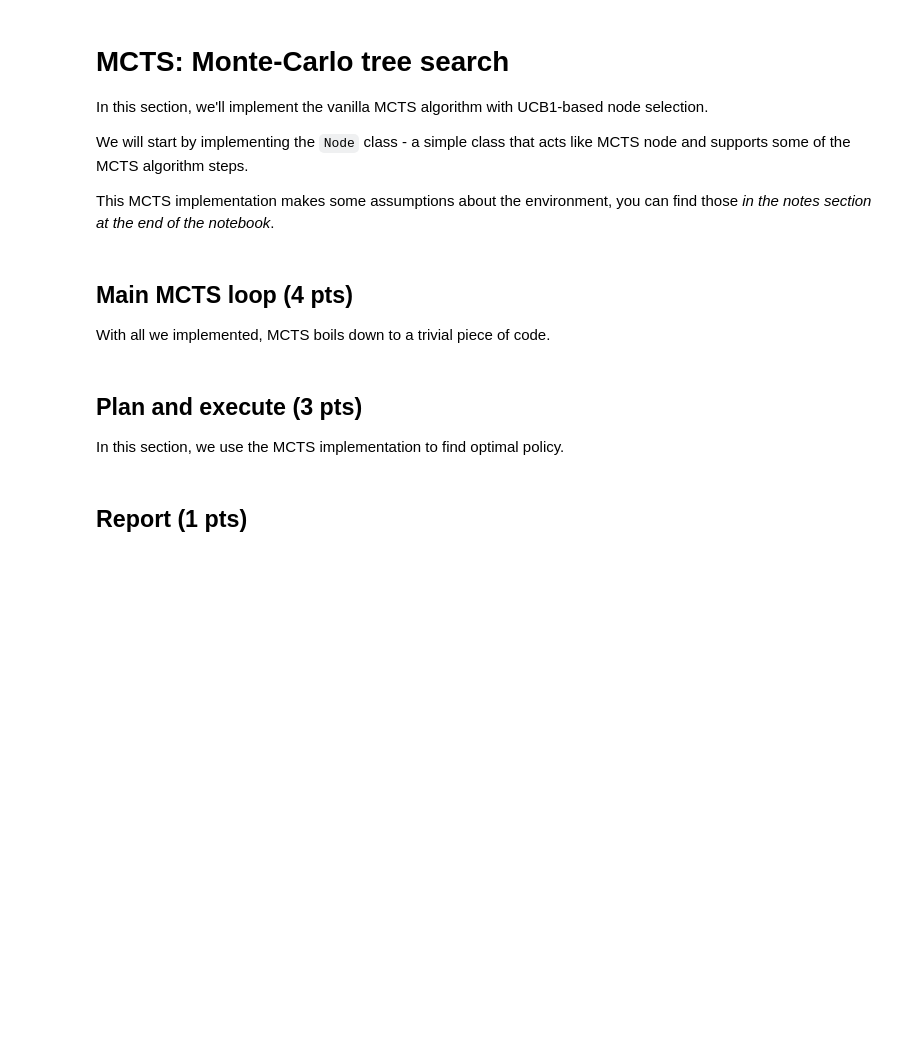
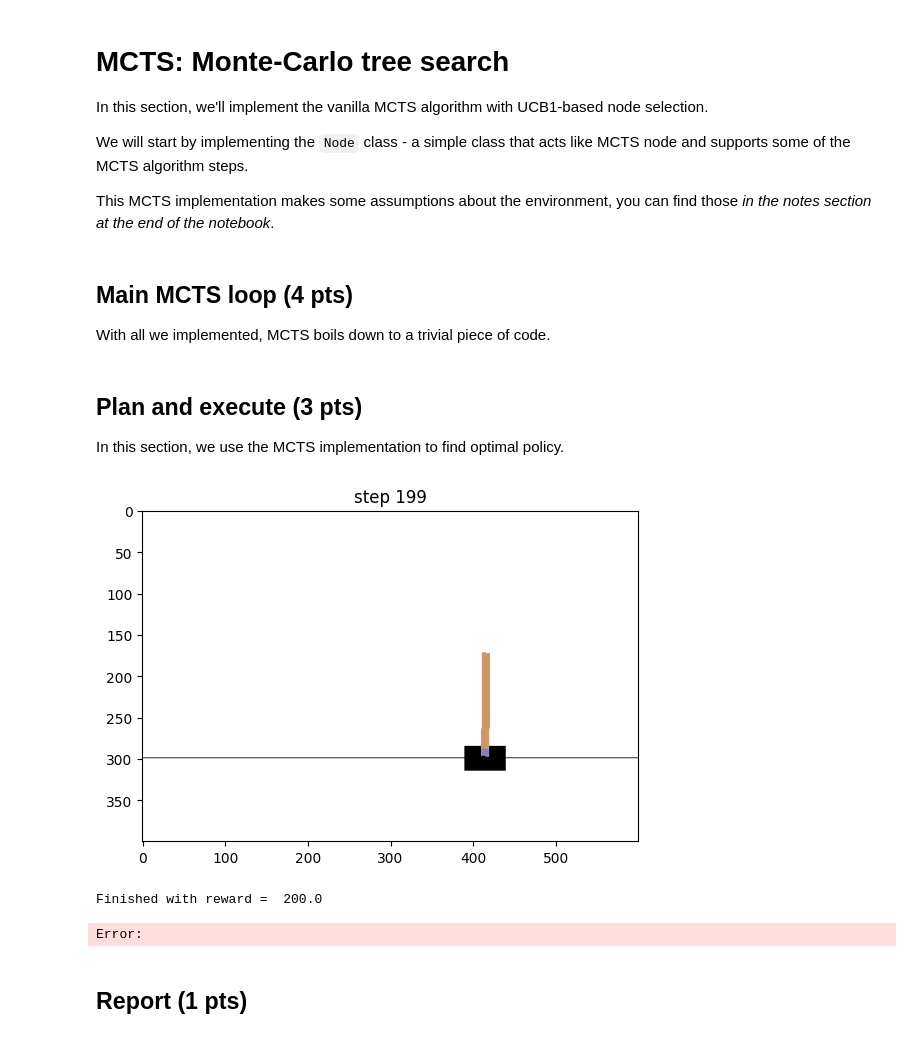
Before and after one commit to FynjyBath/MLhomework-Python-AESC, a Jupyter notebook: task5/task5_MCTS.ipynb, the cells around one changed output. Cells and saved outputs as stored; diff of their text form; code cells hidden in the pictures; blank space fills up the shorter version.

Commit message:
task5 done

```diff
--- a/task5/task5_MCTS.ipynb
+++ b/task5/task5_MCTS.ipynb
@@ -91,7 +97,7 @@ class WithSnapshots(Wrapper):
 env = WithSnapshots(gym.make("CartPole-v0"))
 env.reset()
 
-n_actions = #
+n_actions = env.action_space.n
 # %%
 print("initial_state:")
 
@@ -187,7 +204,7 @@ class Node:
         #hint: you can use self.parent.times_visited for N times node was considered,
         # and self.times_visited for n times it was visited
 
-        U = <your code here>
+        U = (2 ** 0.5) * ((log(self.parent.times_visited if not self.is_root() else 0) / self.times_visited) ** 0.5)
 
         return self.get_mean_value() + scale*U
 
@@ -205,7 +222,7 @@ class Node:
 
         children = self.children
 
-        best_child = <select best child node in terms of node.ucb_score()>
+        best_child = [i for i in children][np.argmax(np.array([i.ucb_score() for i in children]))]
 
         return best_child.select_best_leaf()
 
@@ -239,9 +256,16 @@ class Node:
         obs = self.observation
         is_done = self.is_done
 
-        totalRew = 0
+        rollout_reward = 0
 
         #<your code here - rollout and compute reward>
+        snap = self.snapshot
+        for _ in range(t_max):
+            if is_done:
+                break
+            action = env.action_space.sample()
+            snap, obs, rew, is_done, _ = env.get_result(snap,action)
+            rollout_reward += rew
 
         return rollout_reward
 
@@ -250,7 +274,7 @@ class Node:
         Uses child value (sum of rewards) to update parents recursively.
         """
         #compute node value
-        my_value =
+        my_value = self.immediate_reward + child_value
 
         #update value_sum and times_visited
         self.value_sum+=my_value
@@ -334,34 +357,39 @@ test_env = loads(root_snapshot) #env used to show progress
 for i in count():
 
     #get best child
-    best_child = <select child with highest mean reward>
+    best_child = [i for i in root.children][np.argmax(np.array([i.get_mean_value() for i in root.children]))]
 
     #take action
     s,r,done,_ = test_env.step(best_child.action)
 
     #show image
     clear_output(True)
     plt.title("step %i"%i)
     plt.imshow(test_env.render('rgb_array'))
     plt.show()
 
     total_reward += r
     if done:
-        print("Finished with reward = ",total_reward)
+        print("Finished with reward = ", total_reward)
         break
 
     #discard unrealized part of the tree [because not every child matters :(]
     for child in root.children:
         if child != best_child:
             child.safe_delete()
 
     #declare best child a new root
     root = Root.from_node(best_child)
 
+    root.expand()
     assert not root.is_leaf(), "We ran out of tree! Need more planning! Try growing tree right inside the loop."
 
     #you may want to expand tree here
     #<your code here>
     #optional
+# %% [output]
+[figure, added]
+Finished with reward =  200.0
+Error:
 # %% [markdown]
 ## Report (1 pts)
```
Also changed, not shown: parts of 8 cells of this notebook, 1 other file.
